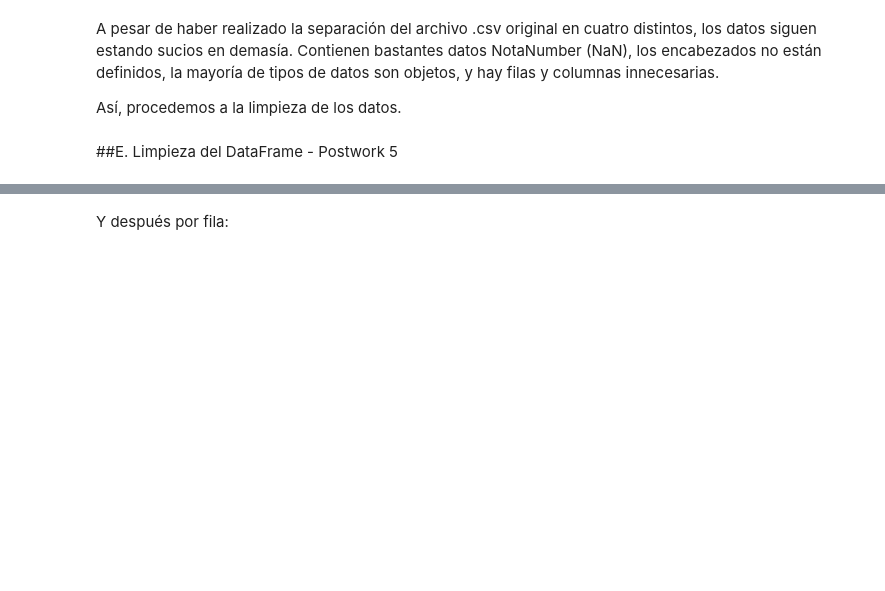
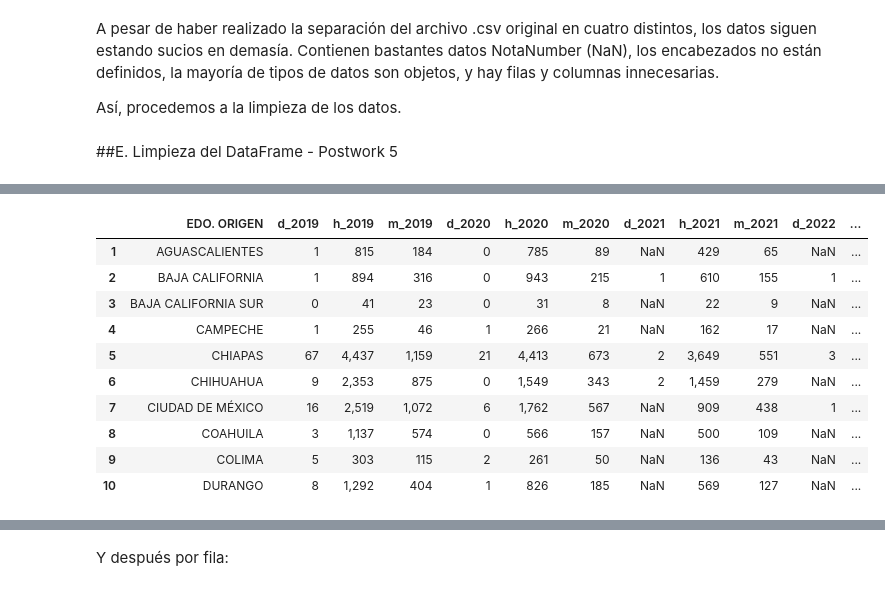
Before and after one commit to JuanMaLR/bedu-equipo4-dataScience-P-FP, a Jupyter notebook: FinalProject.ipynb, the cells around one changed output, grey strips where cells are left out. Drawn from its saved outputs; the diff is of its cells as text; code cells hidden in the pictures; blank space fills up the shorter version.

```diff
--- a/FinalProject.ipynb
+++ b/FinalProject.ipynb
@@ -211,0 +462,3 @@ Como primer vistazo, notamos que nuestro dataset tiene abundantes datos NaN. Los
+# %%
+edo_origen.drop(columns=['Unnamed: 1', 'Unnamed: 2'], inplace=True)
+edo_origen.head(10)
@@ -211,0 +497,4 @@ Como primer vistazo, notamos que nuestro dataset tiene abundantes datos NaN. Los
+# %%
+columnas_edo_origen_a_eliminar = edo_origen.loc[:, 'Unnamed: 15':'Unnamed: 40'].columns
+edo_origen.drop(columns=columnas_edo_origen_a_eliminar, inplace=True)
+edo_origen.head(10)
@@ -211,0 +581,22 @@ Como primer vistazo, notamos que nuestro dataset tiene abundantes datos NaN. Los
+# %%
+def arregla_columnas(dataset_a_modificar):
+  encabezados = []
+  columna = ""
+
+  encabezados.append(dataset_a_modificar.iloc[0][0])
+
+  for i in range(1, dataset_a_modificar.shape[1], 3):
+    columna = dataset_a_modificar.columns[i]
+
+    #Para eliminar el asterisco
+    if "* " in columna:
+      columna = columna.replace("* ", "")
+
+    #Para desc
+    encabezados.append('d_' + columna)
+    #Para hombre
+    encabezados.append('h_' + columna)
+    #Para mujer
+    encabezados.append('m_' + columna)
+
+  return encabezados
@@ -211,0 +640,17 @@ Como primer vistazo, notamos que nuestro dataset tiene abundantes datos NaN. Los
+# %%
+#Para el dataset de estado de orígen
+edo_origen.columns = arregla_columnas(edo_origen)
+edo_origen.drop(index=0, inplace=True)
+edo_origen.head(10)
+# %% [output]
+|  | EDO. ORIGEN | d_2019 | h_2019 | m_2019 | d_2020 | h_2020 | m_2020 | d_2021 | h_2021 | m_2021 | d_2022 | ... |
+| 1 | AGUASCALIENTES | 1 | 815 | 184 | 0 | 785 | 89 | NaN | 429 | 65 | NaN | ... |
+| 2 | BAJA CALIFORNIA | 1 | 894 | 316 | 0 | 943 | 215 | 1 | 610 | 155 | 1 | ... |
+| 3 | BAJA CALIFORNIA SUR | 0 | 41 | 23 | 0 | 31 | 8 | NaN | 22 | 9 | NaN | ... |
+| 4 | CAMPECHE | 1 | 255 | 46 | 1 | 266 | 21 | NaN | 162 | 17 | NaN | ... |
+| 5 | CHIAPAS | 67 | 4,437 | 1,159 | 21 | 4,413 | 673 | 2 | 3,649 | 551 | 3 | ... |
+| 6 | CHIHUAHUA | 9 | 2,353 | 875 | 0 | 1,549 | 343 | 2 | 1,459 | 279 | NaN | ... |
+| 7 | CIUDAD DE MÉXICO | 16 | 2,519 | 1,072 | 6 | 1,762 | 567 | NaN | 909 | 438 | 1 | ... |
+| 8 | COAHUILA | 3 | 1,137 | 574 | 0 | 566 | 157 | NaN | 500 | 109 | NaN | ... |
+| 9 | COLIMA | 5 | 303 | 115 | 2 | 261 | 50 | NaN | 136 | 43 | NaN | ... |
+| 10 | DURANGO | 8 | 1,292 | 404 | 1 | 826 | 185 | NaN | 569 | 127 | NaN | ... |
```
Also changed, not shown: parts of 61 cells of this notebook.
